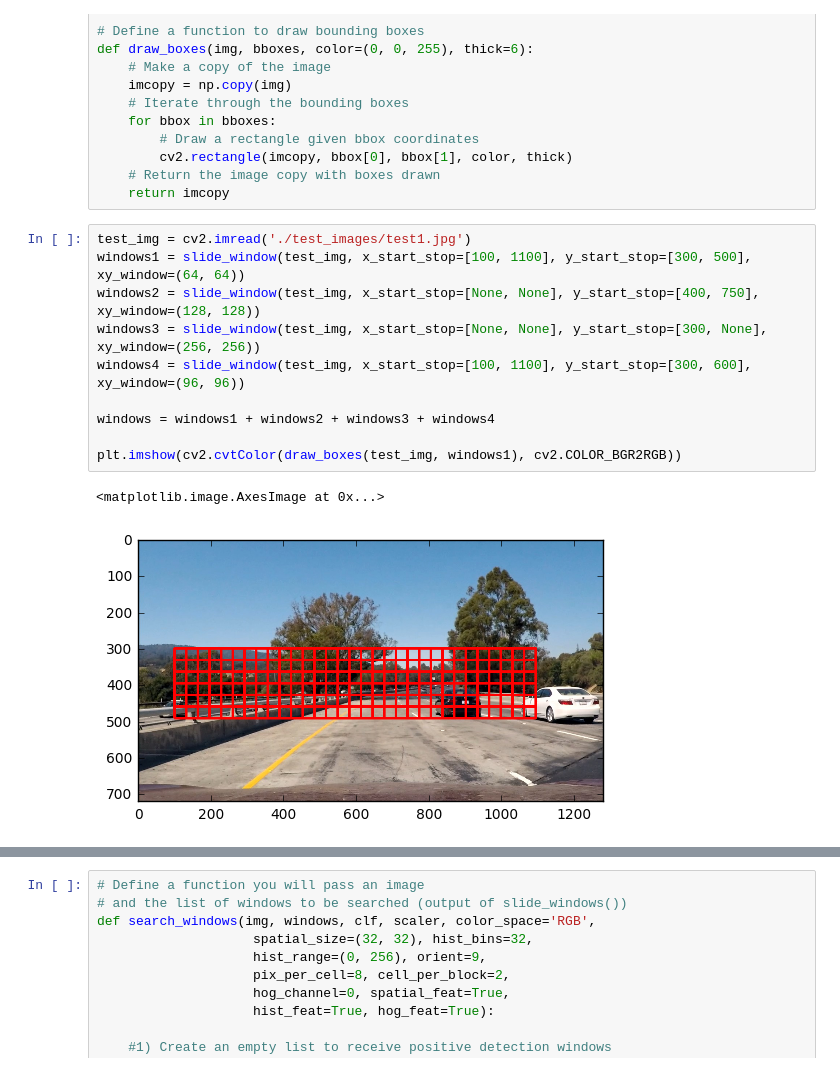
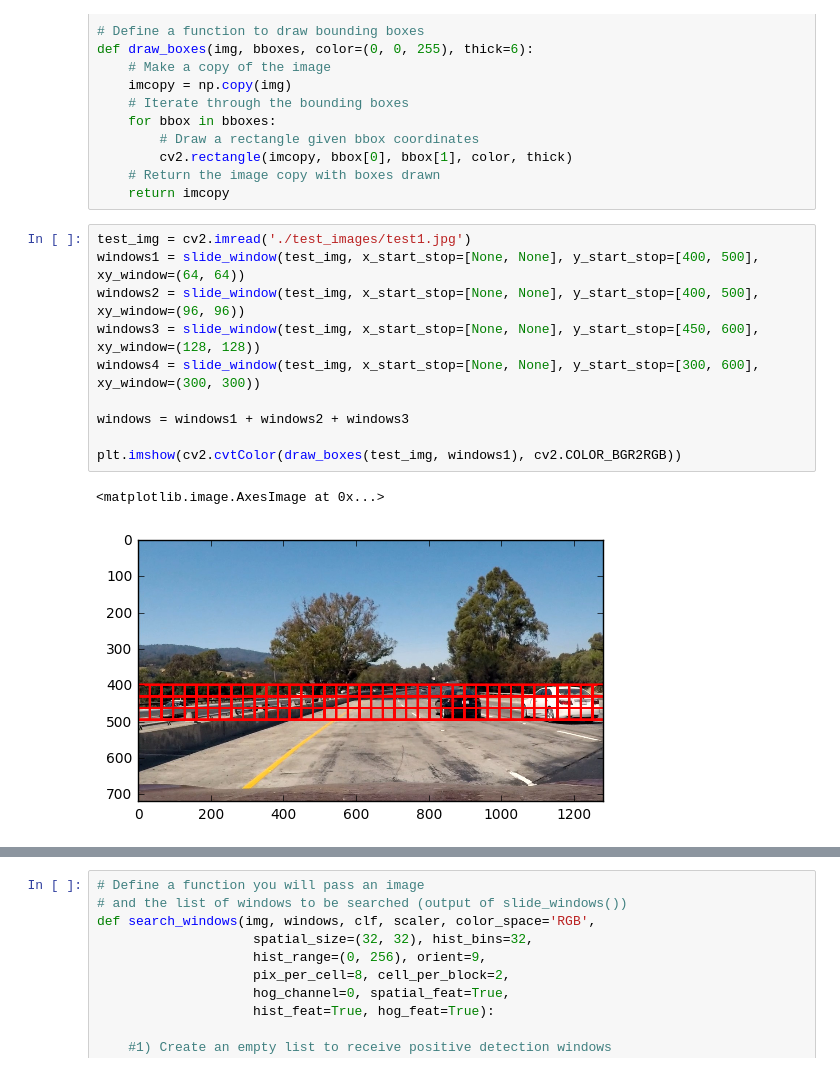
Before and after one commit to NOllAl/CarND-Vehicle-Detection, a Jupyter notebook: Vehicle_Detection.ipynb, the cells around one changed output, grey strips where cells are left out. Cells and saved outputs as stored; diff of their text form.

```diff
--- a/Vehicle_Detection.ipynb
+++ b/Vehicle_Detection.ipynb
@@ -358,17 +370,17 @@ def draw_boxes(img, bboxes, color=(0, 0, 255), thick=6):
     return imcopy
 # %%
 test_img = cv2.imread('./test_images/test1.jpg')
-windows1 = slide_window(test_img, x_start_stop=[100, 1100], y_start_stop=[300, 500], xy_window=(64, 64))
-windows2 = slide_window(test_img, x_start_stop=[None, None], y_start_stop=[400, 750], xy_window=(128, 128))
-windows3 = slide_window(test_img, x_start_stop=[None, None], y_start_stop=[300, None], xy_window=(256, 256))
-windows4 = slide_window(test_img, x_start_stop=[100, 1100], y_start_stop=[300, 600], xy_window=(96, 96))
+windows1 = slide_window(test_img, x_start_stop=[None, None], y_start_stop=[400, 500], xy_window=(64, 64))
+windows2 = slide_window(test_img, x_start_stop=[None, None], y_start_stop=[400, 500], xy_window=(96, 96))
+windows3 = slide_window(test_img, x_start_stop=[None, None], y_start_stop=[450, 600], xy_window=(128, 128))
+windows4 = slide_window(test_img, x_start_stop=[None, None], y_start_stop=[300, 600], xy_window=(300, 300))
 
-windows = windows1 + windows2 + windows3 + windows4
+windows = windows1 + windows2 + windows3
 
 plt.imshow(cv2.cvtColor(draw_boxes(test_img, windows1), cv2.COLOR_BGR2RGB))
 # %% [output]
 <matplotlib.image.AxesImage at 0x...>
-[figure, old version]
+[figure, new version]
 # %%
 plt.imshow(cv2.cvtColor(draw_boxes(test_img, windows2), cv2.COLOR_BGR2RGB))
 # %% [output]
```
Also changed, not shown: parts of 25 cells of this notebook.
